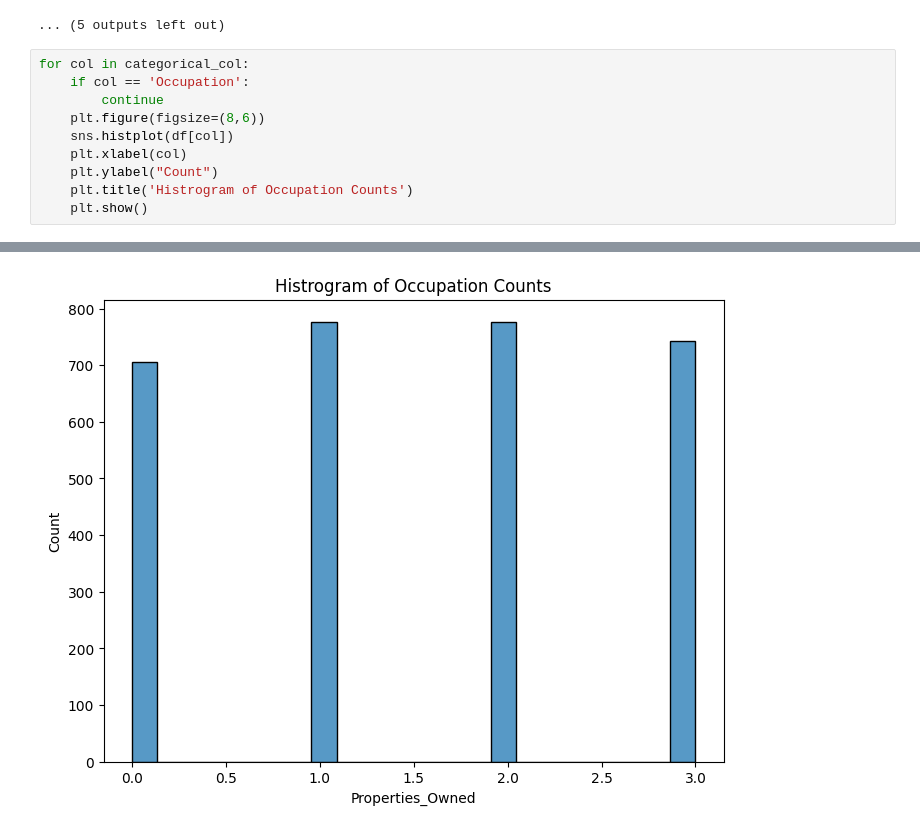
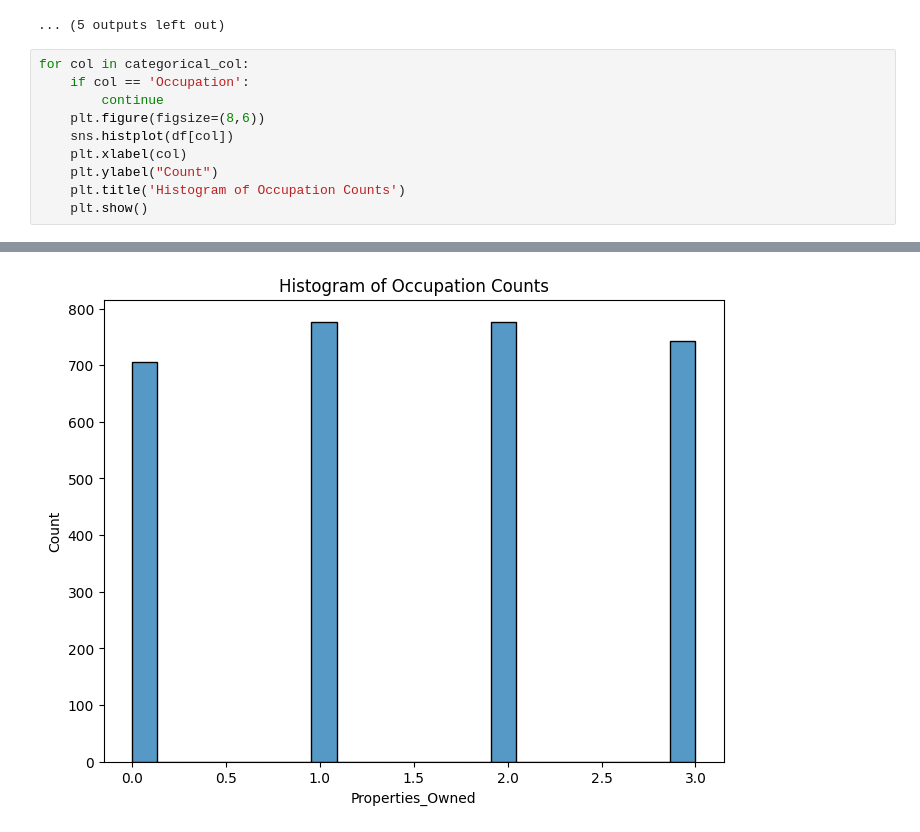
Before and after one commit to dharmesh9/banking_end_to_end_data_analysis_project3, a Jupyter notebook: eda_python.ipynb, the cells around one changed output, grey strips where cells are left out. Drawn from its saved outputs; the diff is of its cells as text.

```diff
--- a/eda_python.ipynb
+++ b/eda_python.ipynb
@@ -325,18 +330,18 @@ for col in num_cols:
 # %%
 for col in categorical_col:
     if col == 'Occupation':
         continue
     plt.figure(figsize=(8,6))
     sns.histplot(df[col])
     plt.xlabel(col)
     plt.ylabel("Count")
-    plt.title('Histrogram of Occupation Counts')
+    plt.title('Histogram of Occupation Counts')
     plt.show()
 # %% [output]
 [figure]
 [figure]
 [figure]
-[figure, old version]
+[figure, new version]
 [figure]
 [figure]
 [figure]
```
Also changed, not shown: parts of 8 cells of this notebook.
